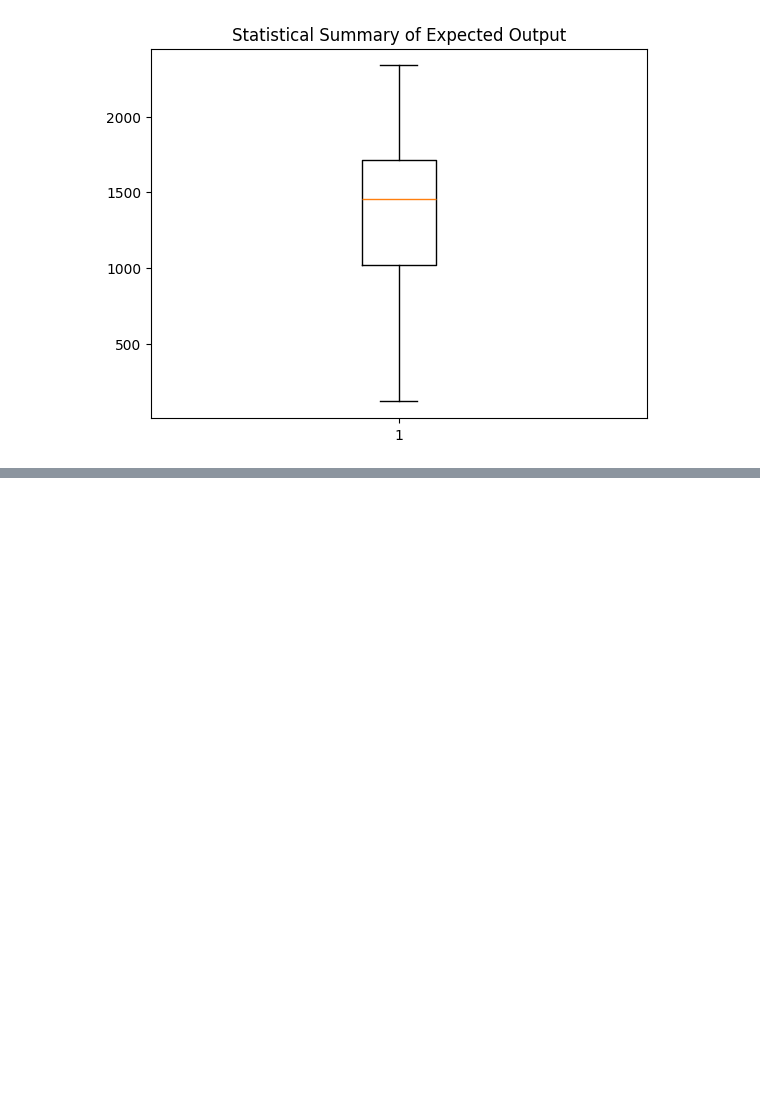
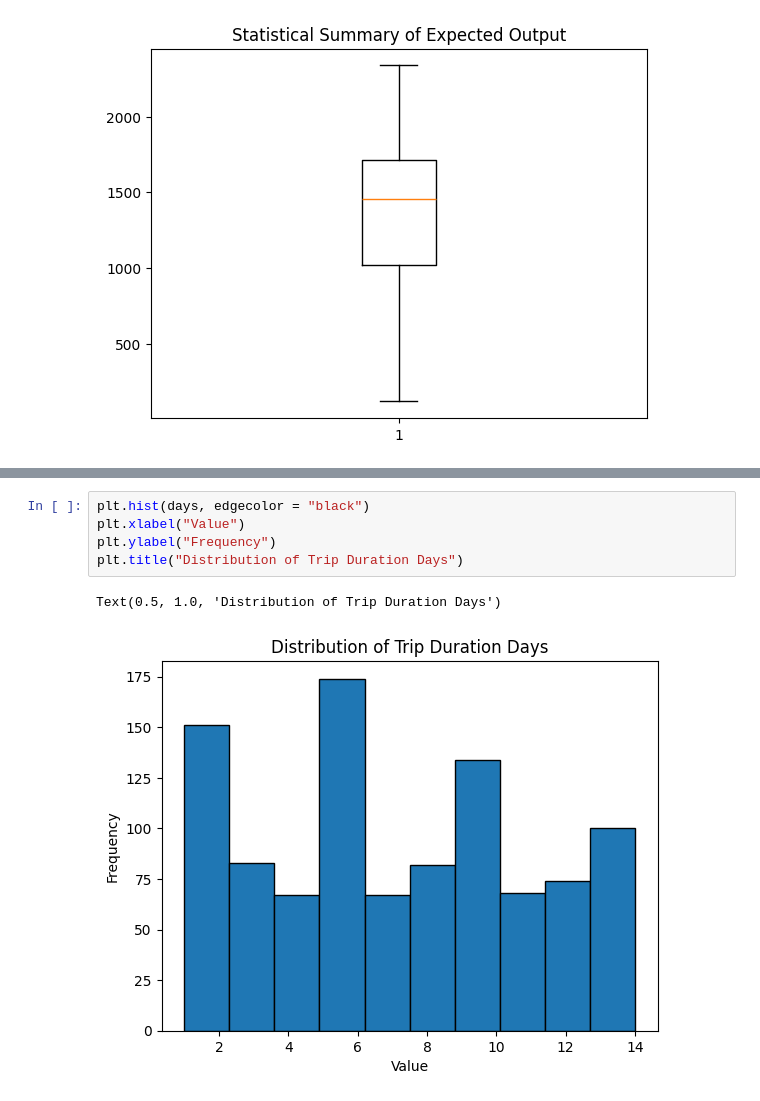
Before and after one commit to srazam/MachineLearningTeamProject, a Jupyter notebook: dataExp.ipynb, the cells around one changed output, grey strips where cells are left out. Saved outputs shown, nothing was run; the diff lists cells and outputs as text; blank space fills up the shorter version.

```diff
--- a/dataExp.ipynb
+++ b/dataExp.ipynb
@@ -124,0 +135,8 @@ Text(0.5, 1.0, 'Statistical Summary of Expected Output')
+# %%
+plt.hist(days, edgecolor = "black")
+plt.xlabel("Value")
+plt.ylabel("Frequency")
+plt.title("Distribution of Trip Duration Days")
+# %% [output]
+Text(0.5, 1.0, 'Distribution of Trip Duration Days')
+[figure, added]
```
Also changed, not shown: parts of 4 cells of this notebook.
